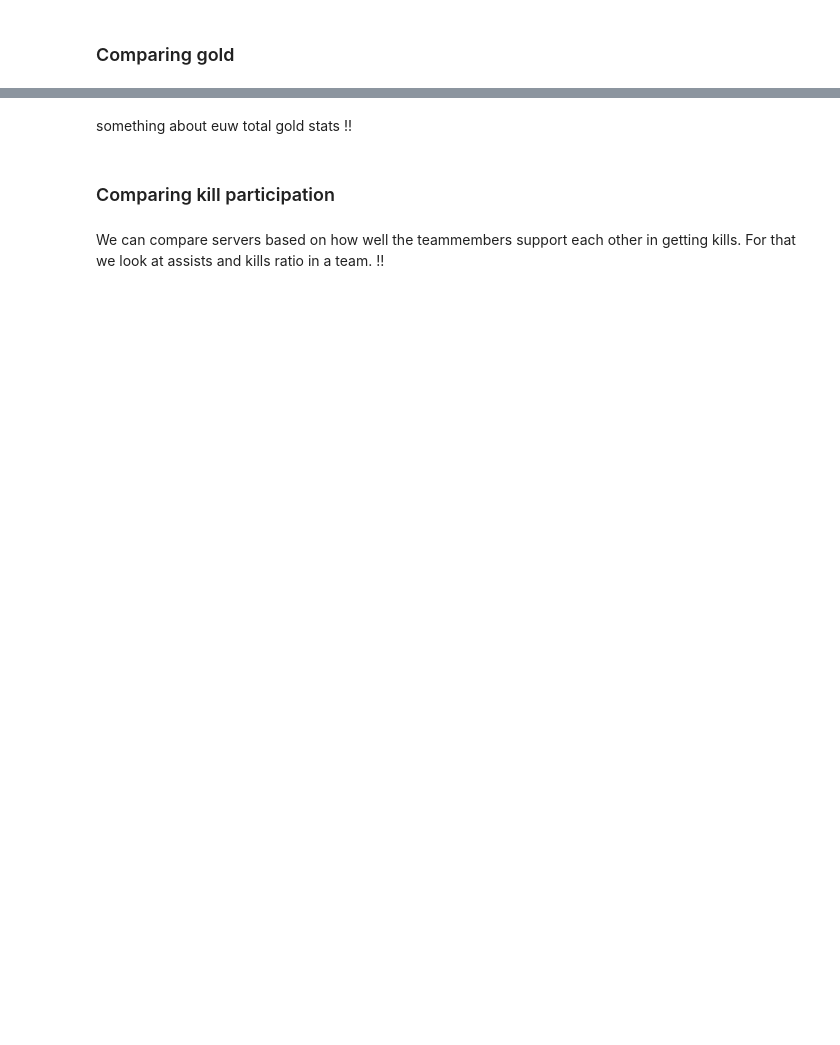
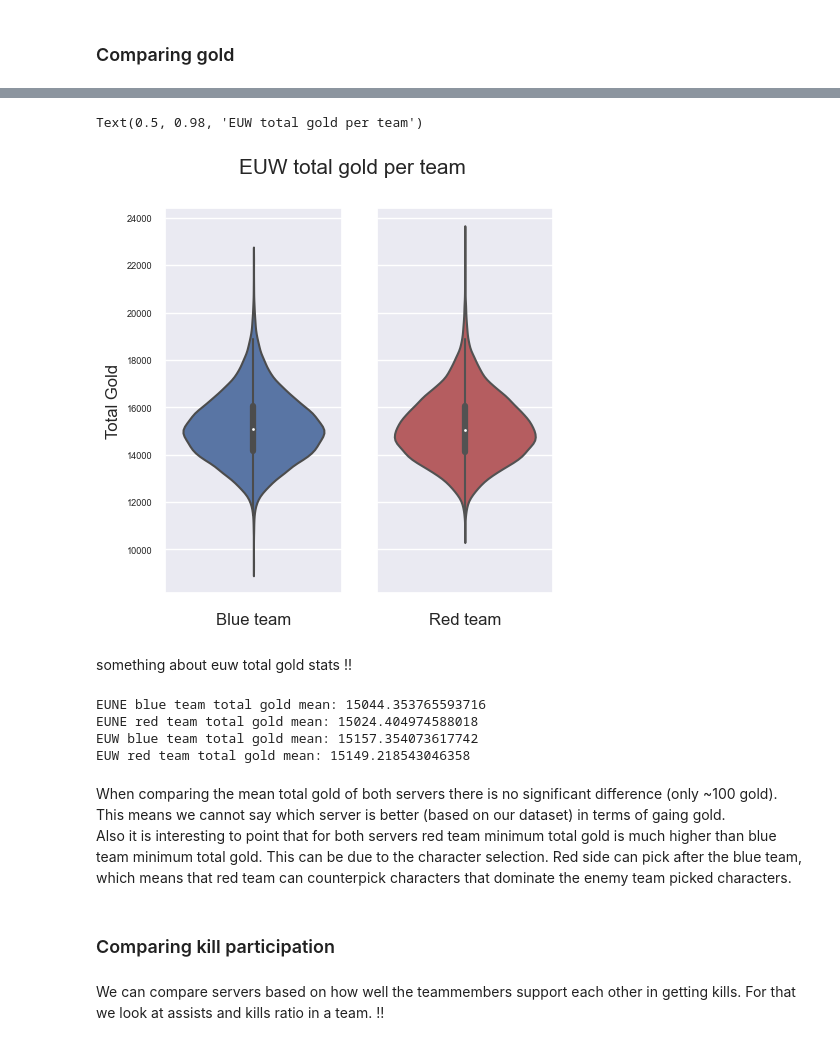
Before and after one commit to VeronikaKukk/DS_project, a Jupyter notebook: d4_notebook.ipynb, the cells around one changed output, grey strips where cells are left out. Cells and saved outputs as stored; diff of their text form; code cells hidden in the pictures; blank space fills up the shorter version.

```diff
--- a/d4_notebook.ipynb
+++ b/d4_notebook.ipynb
@@ -1033,18 +1143,35 @@ something about eune total gold stats !!
 # %%
-fig, axes = plt.subplots(1,2,figsize=(6,6), sharey=True)
+fig, axes = plt.subplots(1,2,figsize=(5,5), sharey=True)
 
 sns.violinplot(ax=axes[0], y="blueTotalGold", data=df_euw_balanced, color='b')
 sns.violinplot(ax=axes[1], y="redTotalGold", data=df_euw_balanced, color='r')
 
 axes[0].set_ylabel("Total Gold", fontsize=12)
 axes[1].set_ylabel("")
 
 axes[0].set_xlabel("Blue team", fontsize=12)
 axes[1].set_xlabel("Red team", fontsize=12)
 
 fig.suptitle("EUW total gold per team", fontsize=15)
+# %% [output]
+Text(0.5, 0.98, 'EUW total gold per team')
+[figure, added]
 # %% [markdown]
 something about euw total gold stats !!
+# %%
+print("EUNE blue team total gold mean:", df_eune_balanced["blueTotalGold"].mean())
+print("EUNE red team total gold mean:", df_eune_balanced["redTotalGold"].mean())
+
+print("EUW blue team total gold mean:", df_euw_balanced["blueTotalGold"].mean())
+print("EUW red team total gold mean:", df_euw_balanced["redTotalGold"].mean())
+# %% [output]
+EUNE blue team total gold mean: 15044.353765593716
+EUNE red team total gold mean: 15024.404974588018
+EUW blue team total gold mean: 15157.354073617742
+EUW red team total gold mean: 15149.218543046358
+# %% [markdown]
+When comparing the mean total gold of both servers there is no significant difference (only ~100 gold). This means we cannot say which server is better (based on our dataset) in terms of gaing gold.\
+Also it is interesting to point that for both servers red team minimum total gold is much higher than blue team minimum total gold. This can be due to the character selection. Red side can pick after the blue team, which means that red team can counterpick characters that dominate the enemy team picked characters.
 # %% [markdown]
 ### Comparing kill participation
 # %% [markdown]
```
Also changed, not shown: parts of 41 cells of this notebook.
